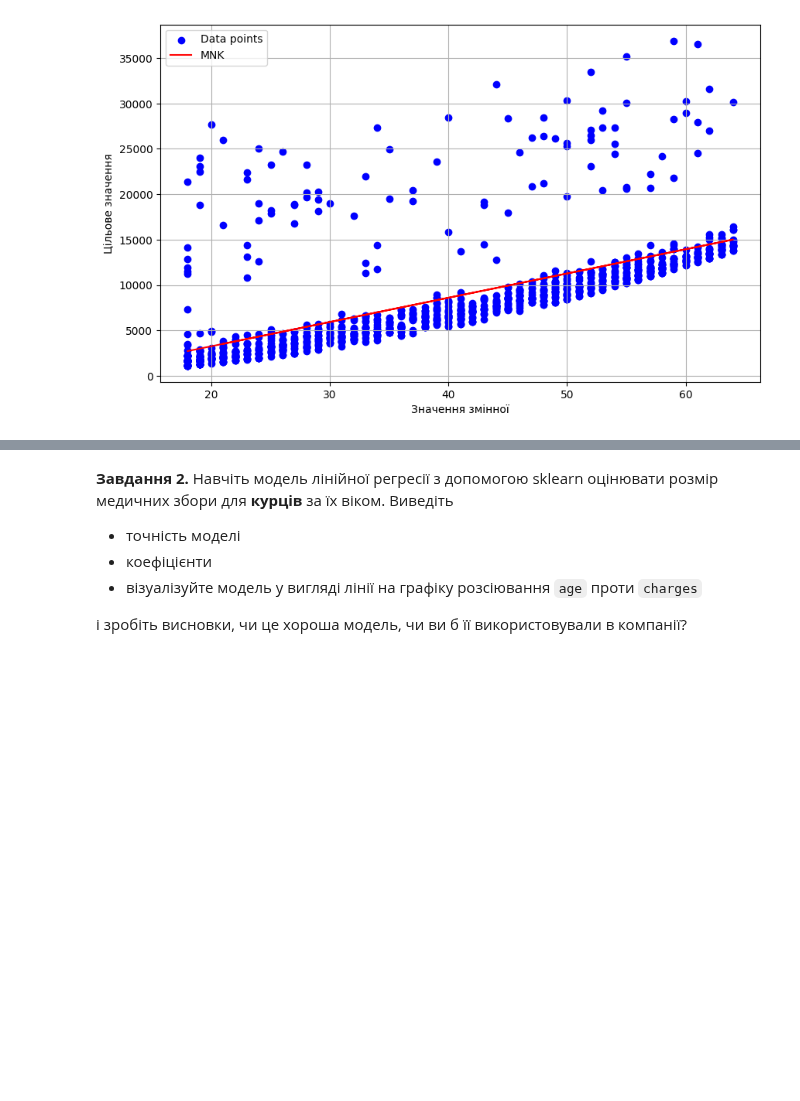
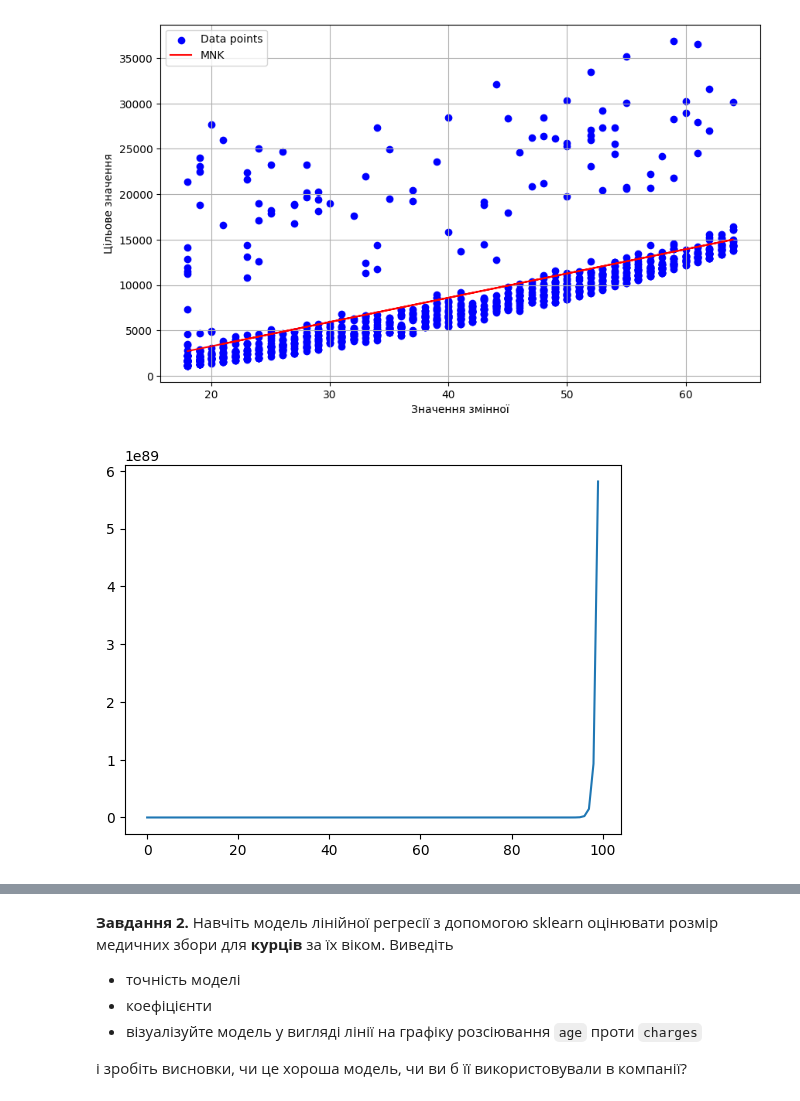
Before and after one commit to o-semenkova/ml_home_tasks, a Jupyter notebook: HW_2_1_Побудова_лінійної_регресії_за_одною_ознакою.ipynb, the cells around one changed output, grey strips where cells are left out. Saved outputs shown, nothing was run; the diff lists cells and outputs as text; code cells hidden in the pictures; blank space fills up the shorter version.

```diff
--- a/HW_2_1_Побудова_лінійної_регресії_за_одною_ознакою.ipynb
+++ b/HW_2_1_Побудова_лінійної_регресії_за_одною_ознакою.ipynb
@@ -94,3 +94,23 @@ plt.grid(True)
 plt.show()
 # %% [output]
 [figure]
+# %%
+def full_batch_gradient_descent(X, y, lr=0.01, epochs=100):
+    m, b = 0.0, 0.0  # Початкові параметри
+    n = len(y)
+    errors = []
+    for _ in range(epochs):
+        y_pred = m * X[:, 1] + b
+        error = y_pred - y
+        errors.append(sum(error**2))
+        m_gradient = (2/n) * np.dot(error, X[:, 1])
+        b_gradient = (2/n) * np.sum(error)
+        m = m - lr * m_gradient
+        b = b - lr * b_gradient
+    return m, b, errors
+# %%
+m, b, errors = full_batch_gradient_descent(X, y, lr=0.001, epochs=100)
+# %%
+plt.plot(errors);
+# %% [output]
+[figure, added]
```
Also changed, not shown: parts of 16 cells of this notebook.
